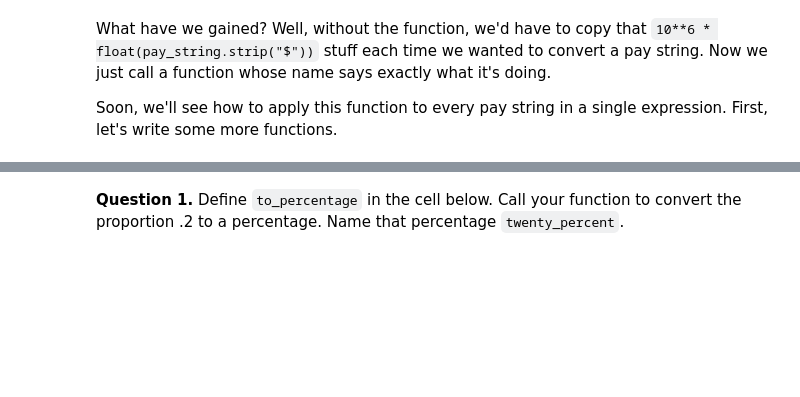
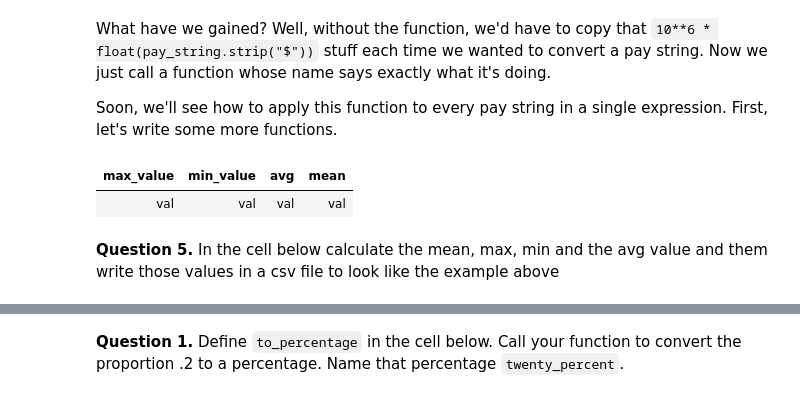
Before and after one commit to KelvinL11/Lab-3-Assignment, a Jupyter notebook: lab04.ipynb, the cells around one changed output, grey strips where cells are left out. Saved outputs shown, nothing was run; the diff lists cells and outputs as text; code cells hidden in the pictures; blank space fills up the shorter version.

```diff
--- a/lab04.ipynb
+++ b/lab04.ipynb
@@ -77,3 +132,11 @@ convert_pay_string_to_number(raw_compensation.where("Name", are.containing("Safr
 What have we gained?  Well, without the function, we'd have to copy that `10**6 * float(pay_string.strip("$"))` stuff each time we wanted to convert a pay string.  Now we just call a function whose name says exactly what it's doing.
 
 Soon, we'll see how to apply this function to every pay string in a single expression. First, let's write some more functions.
+# %%
+example_file = Table.read_table('example.csv')
+example_file
+# %% [output]
+| max_value | min_value | avg | mean |
+| val | val | val | val |
+# %% [markdown]
+**Question 5.** In the cell below calculate the mean, max, min and the avg value and them write those values in a csv file to look like the example above
```
Also changed, not shown: parts of 35 cells of this notebook, 1 other file.
